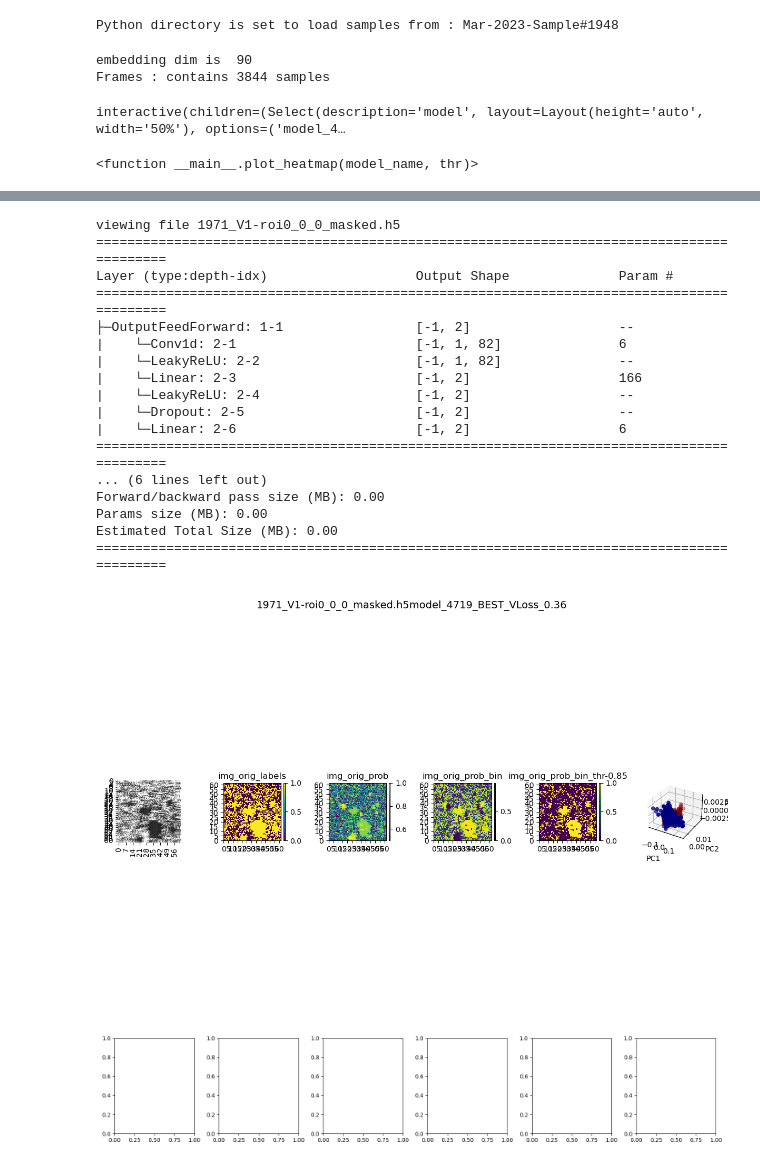
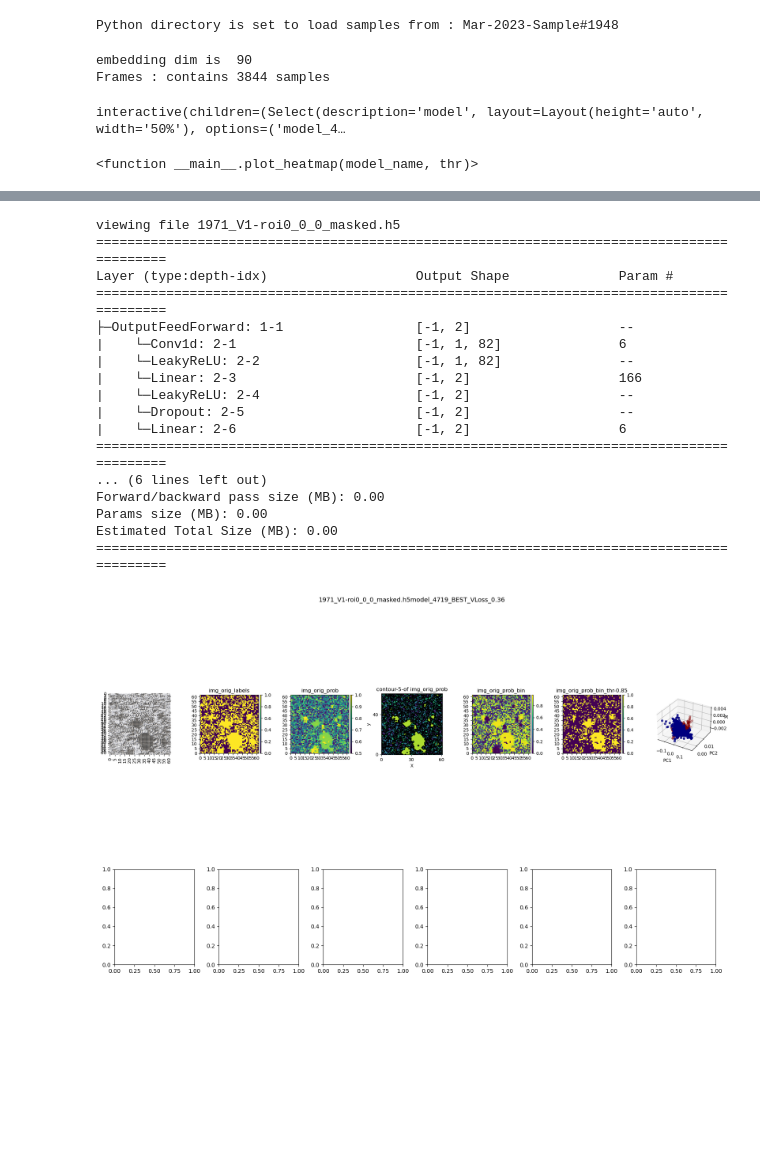
Before and after one commit to eeedinar/Alzheimers, a Jupyter notebook: fibril-classifier.ipynb, the cells around one changed output, grey strips where cells are left out. Drawn from its saved outputs; the diff is of its cells as text; code cells hidden in the pictures; blank space fills up the shorter version.

```diff
--- a/fibril-classifier.ipynb
+++ b/fibril-classifier.ipynb
@@ -47,6 +47,9 @@ mica_sub          = True
 scaling           = False
 tissue_sub        = False
 column_names      = {"Frames":100}       ### Dummy column
+
+
+level             = 5 # contour level
 
 class model_prediction(object):
 
@@ -188,12 +191,12 @@ class model_prediction(object):
 import seaborn as sns
 plt.close('all')
 nrows = 1
-ncols = 6
+ncols = 7
 from mpl_toolkits.mplot3d import axes3d
 
 # f, axs = plt.subplots(ncols=ncols, nrows = nrows, figsize=(20,6))
-f = plt.figure(figsize=(12,8))
-axs = [f.add_subplot(nrows, ncols,1), f.add_subplot(nrows, ncols,2), f.add_subplot(nrows, ncols,3), f.add_subplot(nrows, ncols,4), f.add_subplot(nrows, ncols,5), f.add_subplot(nrows, ncols,6, projection='3d')] #
+f = plt.figure(figsize=(20,8))
+axs = [f.add_subplot(nrows, ncols,1), f.add_subplot(nrows, ncols,2), f.add_subplot(nrows, ncols,3), f.add_subplot(nrows, ncols,4), f.add_subplot(nrows, ncols,5), f.add_subplot(nrows, ncols,6), f.add_subplot(nrows, ncols,7, projection='3d')] #
 
 out    = model_prediction(qgrid2, input_params, model_params, model_arch_path)
 out.load_data(input_file, input_file_loc, input_width_height, column_names, dataloader_path, Excel_file, sheet, BNL_dir, sub_dir, mica_sub, scaling, tissue_sub)
@@ -209,16 +212,27 @@ def plot_heatmap(model_name, thr):
 
     print(np.where(out.diff_patterns > thr)[0].tolist())
 
-    axs[0].clear(), axs[1].clear(), axs[2].clear(), axs[3].clear(), axs[4].clear(), axs[5].clear()
+    axs[0].clear(), axs[1].clear(), axs[2].clear(), axs[3].clear(), axs[4].clear(), axs[5].clear(), axs[6].clear()
     while len(f.axes) >nrows*ncols:
         f.axes[-1].remove()
 
     sns.heatmap(out.img_orig_labels, annot=out.img_orig_prob,  linewidth=.5, fmt=".1f", annot_kws={"fontsize":4}, ax=axs[0], square=True, cbar=False, cbar_kws={"shrink": .5})
     plot_heat_map_from_data(out.img_orig_labels, out.Width, out.Height, args = (f,axs[1]), title= "img_orig_labels", cmap="viridis")
     plot_heat_map_from_data(out.img_orig_prob, out.Width, out.Height, args = (f,axs[2]), title= "img_orig_prob", cmap="viridis")
-    plot_heat_map_from_data(out.img_orig_prob_bin, out.Width, out.Height, args = (f,axs[3]), title= "img_orig_prob_bin", cmap="viridis")
-    plot_heat_map_from_data(out.img_orig_prob_bin_thr, out.Width, out.Height, args = (f,axs[4]), title= f'img_orig_prob_bin_thr-{thr}', cmap="viridis")
-    out.plot_pca(axs[5])
+
+    ## contour plot
+    try:
+        us = np.linspace(np.min(out.img_orig_prob), np.max(out.img_orig_prob), level, endpoint=True) # For Manual selection of colour bar
+        cf = axs[3].contourf(np.arange(0, out.Width, 1), np.arange(0,out.Height,1), np.flip(out.img_orig_prob,0), us, origin='lower', cmap='viridis', )
+        axs[3].contour(np.arange(0, out.Width, 1), np.arange(0,out.Height,1), np.flip(out.img_orig_prob,0), us, colors='k') # For plotting only contours
+        axs[3].set_aspect('equal')
+        axs[3].set(title = f'contour-{level}-of img_orig_prob', xlabel = 'X' , ylabel = 'y', xscale='linear', yscale ='linear' , xticks = np.arange(0 , out.Width,30), yticks=np.arange(0, out.Height, 40))
+    except:
+        pass
+
+    plot_heat_map_from_data(out.img_orig_prob_bin, out.Width, out.Height, args = (f,axs[4]), title= "img_orig_prob_bin", cmap="viridis")
+    plot_heat_map_from_data(out.img_orig_prob_bin_thr, out.Width, out.Height, args = (f,axs[5]), title= f'img_orig_prob_bin_thr-{thr}', cmap="viridis")
+    out.plot_pca(axs[6])
     f.suptitle(input_file+model_name, fontsize=14)
     plt.tight_layout()
 
@@ -227,34 +241,34 @@ model_widget = ipywidgets.Select(options= files , description="model", continuou
 thr_widget = ipywidgets.FloatSlider(value=0.85, min=0, max=1, step=0.01, continuous_update=False, description="thr", disabled=False, layout=ipywidgets.Layout(height="auto", width="50%"))
 output = ipywidgets.interact(plot_heatmap,  model_name=model_widget, thr=thr_widget)
 display(output)
 display(out_w)
 print(f'viewing file {input_file}')
 summary(out.model, [1,out.input_dim], None)
 pass
 # %% [output]
 embedding dim is  90
 Frames : contains 3844 samples
 interactive(children=(Select(description='model', layout=Layout(height='auto', width='50%'), options=('model_4…
 <function __main__.plot_heatmap(model_name, thr)>
 [interactive output not drawn]
 viewing file 1971_V1-roi0_0_0_masked.h5
 ==========================================================================================
 Layer (type:depth-idx)                   Output Shape              Param #
 ==========================================================================================
 ├─OutputFeedForward: 1-1                 [-1, 2]                   --
 |    └─Conv1d: 2-1                       [-1, 1, 82]               6
 |    └─LeakyReLU: 2-2                    [-1, 1, 82]               --
 |    └─Linear: 2-3                       [-1, 2]                   166
 |    └─LeakyReLU: 2-4                    [-1, 2]                   --
 |    └─Dropout: 2-5                      [-1, 2]                   --
 |    └─Linear: 2-6                       [-1, 2]                   6
 ==========================================================================================
 ... (6 lines left out)
 Forward/backward pass size (MB): 0.00
 Params size (MB): 0.00
 Estimated Total Size (MB): 0.00
 ==========================================================================================
-[figure, old version]
+[figure, new version]
 # %%
 ### visualizing model layers
 %matplotlib widget
```
